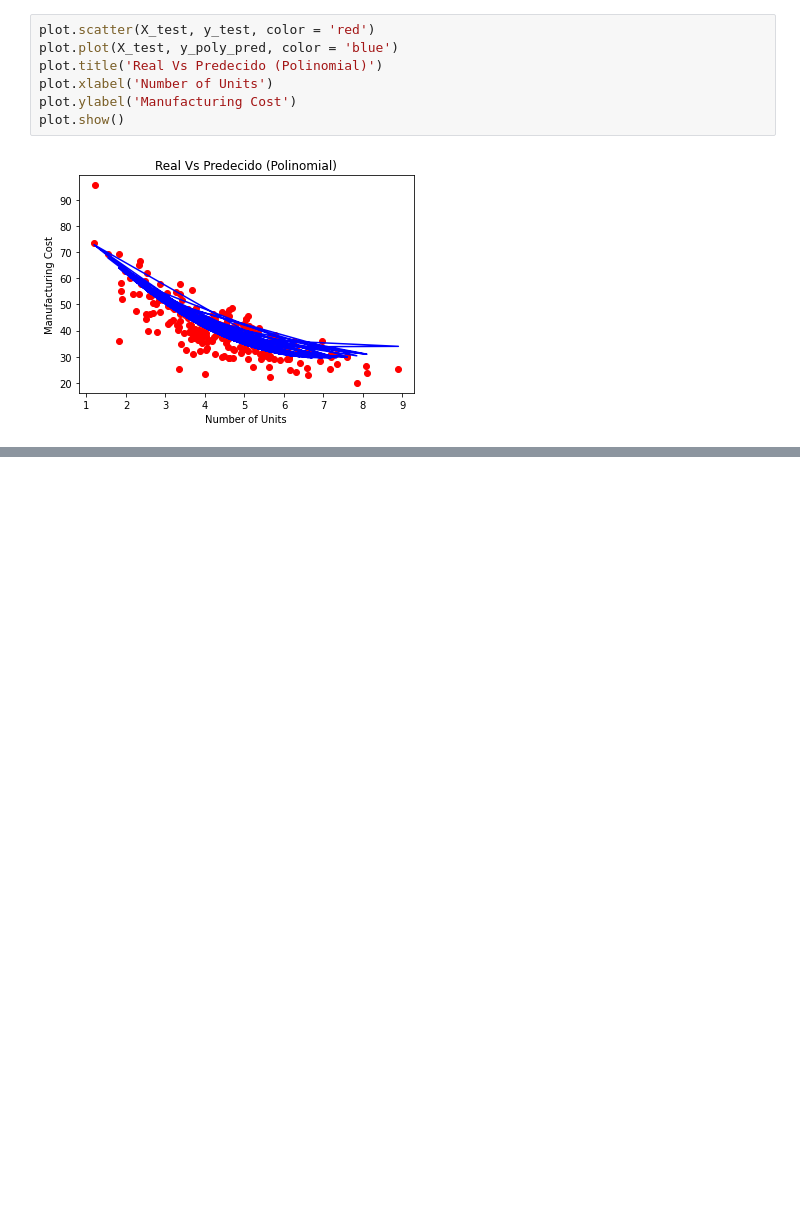
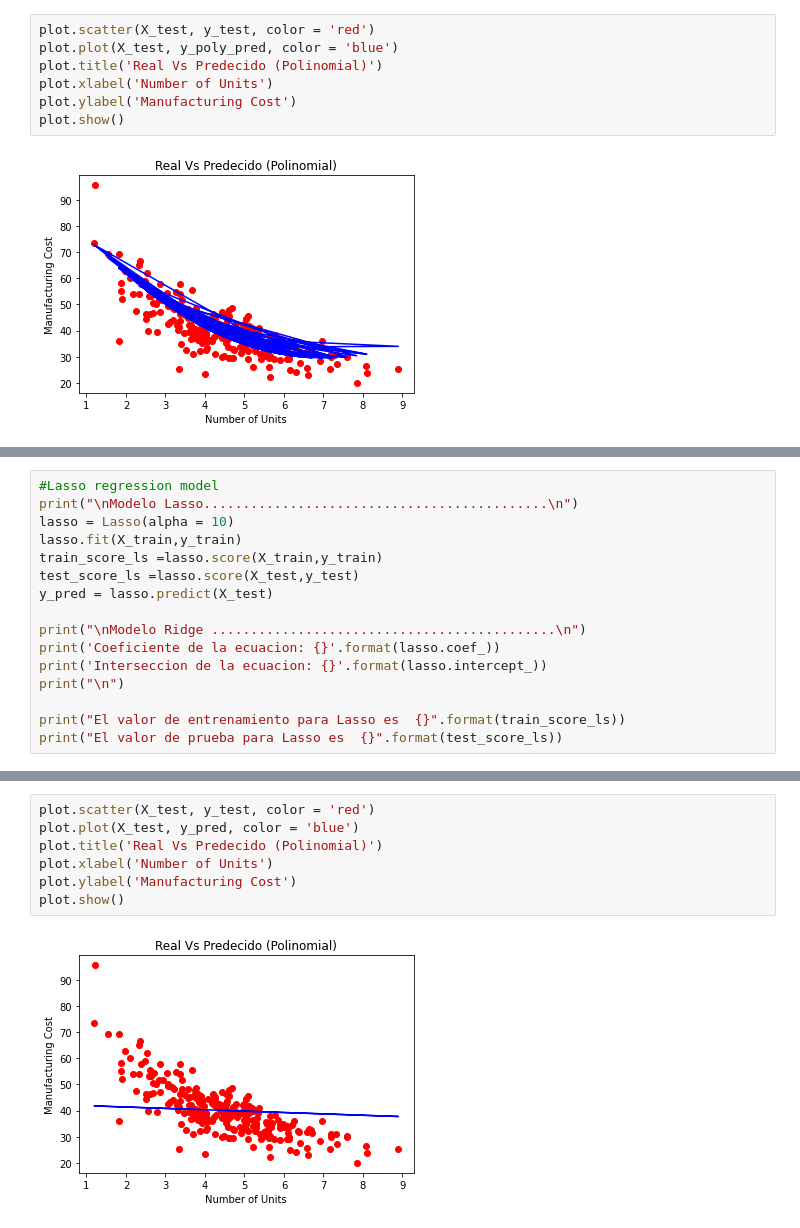
Before and after one commit to rodrigoromanguzman/Actividades_Aprendizaje-, a Jupyter notebook: semana8/regresiones_k_means.ipynb, the cells around one changed output, grey strips where cells are left out. Saved outputs shown, nothing was run; the diff lists cells and outputs as text; blank space fills up the shorter version.

```diff
--- a/semana8/regresiones_k_means.ipynb
+++ b/semana8/regresiones_k_means.ipynb
@@ -186,0 +223,16 @@ plot.show()
+# %%
+#Lasso regression model
+print("\nModelo Lasso............................................\n")
+lasso = Lasso(alpha = 10)
+lasso.fit(X_train,y_train)
+train_score_ls =lasso.score(X_train,y_train)
+test_score_ls =lasso.score(X_test,y_test)
+y_pred = lasso.predict(X_test)
+
+print("\nModelo Ridge ............................................\n")
+print('Coeficiente de la ecuacion: {}'.format(lasso.coef_))
+print('Interseccion de la ecuacion: {}'.format(lasso.intercept_))
+print("\n")
+
+print("El valor de entrenamiento para Lasso es  {}".format(train_score_ls))
+print("El valor de prueba para Lasso es  {}".format(test_score_ls))
@@ -186,0 +265,9 @@ plot.show()
+# %%
+plot.scatter(X_test, y_test, color = 'red')
+plot.plot(X_test, y_pred, color = 'blue')
+plot.title('Real Vs Predecido (Polinomial)')
+plot.xlabel('Number of Units')
+plot.ylabel('Manufacturing Cost')
+plot.show()
+# %% [output]
+[figure, added]
```
Also changed, not shown: parts of 8 cells of this notebook.
